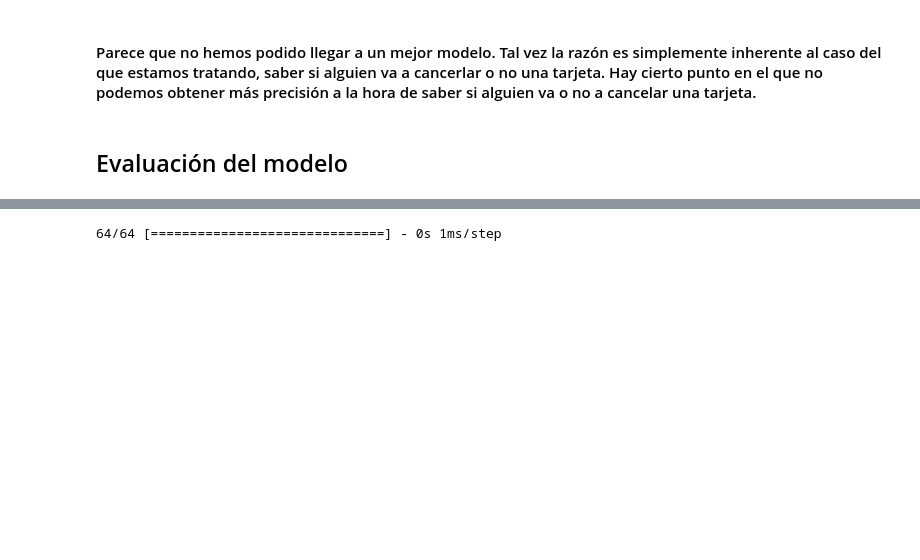
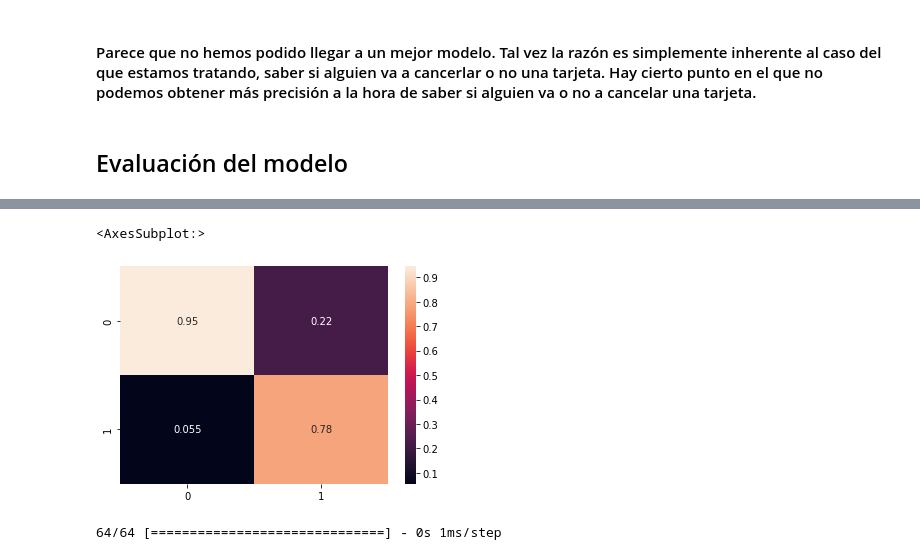
Before and after one commit to Toni2Morales/PrediccionSalidaClientes, a Jupyter notebook: src/notebooks/notebook.ipynb, the cells around one changed output, grey strips where cells are left out. Cells and saved outputs as stored; diff of their text form; code cells hidden in the pictures; blank space fills up the shorter version.

```diff
--- a/src/notebooks/notebook.ipynb
+++ b/src/notebooks/notebook.ipynb
@@ -347,3 +361,6 @@ import seaborn as sns
 import numpy as np
 # %% [markdown]
 ## Evaluación del modelo
+# %%
+sns.heatmap(metrics.confusion_matrix(ytest, np.round(model.predict(xtest))), annot = True)
+# %% [output]
@@ -350 +368,3 @@ import numpy as np
+<AxesSubplot:>
+[figure, added]
 # %%
```
Also changed, not shown: parts of 8 cells of this notebook, 3 other files.
